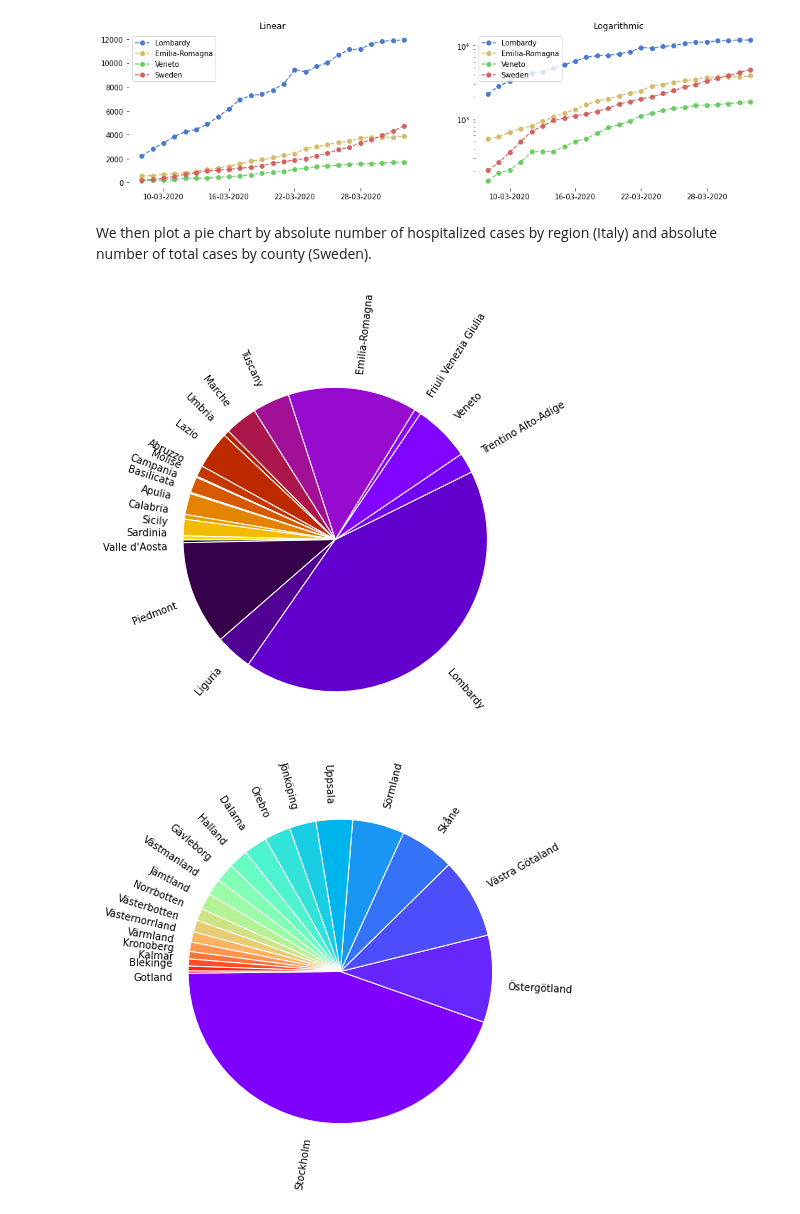
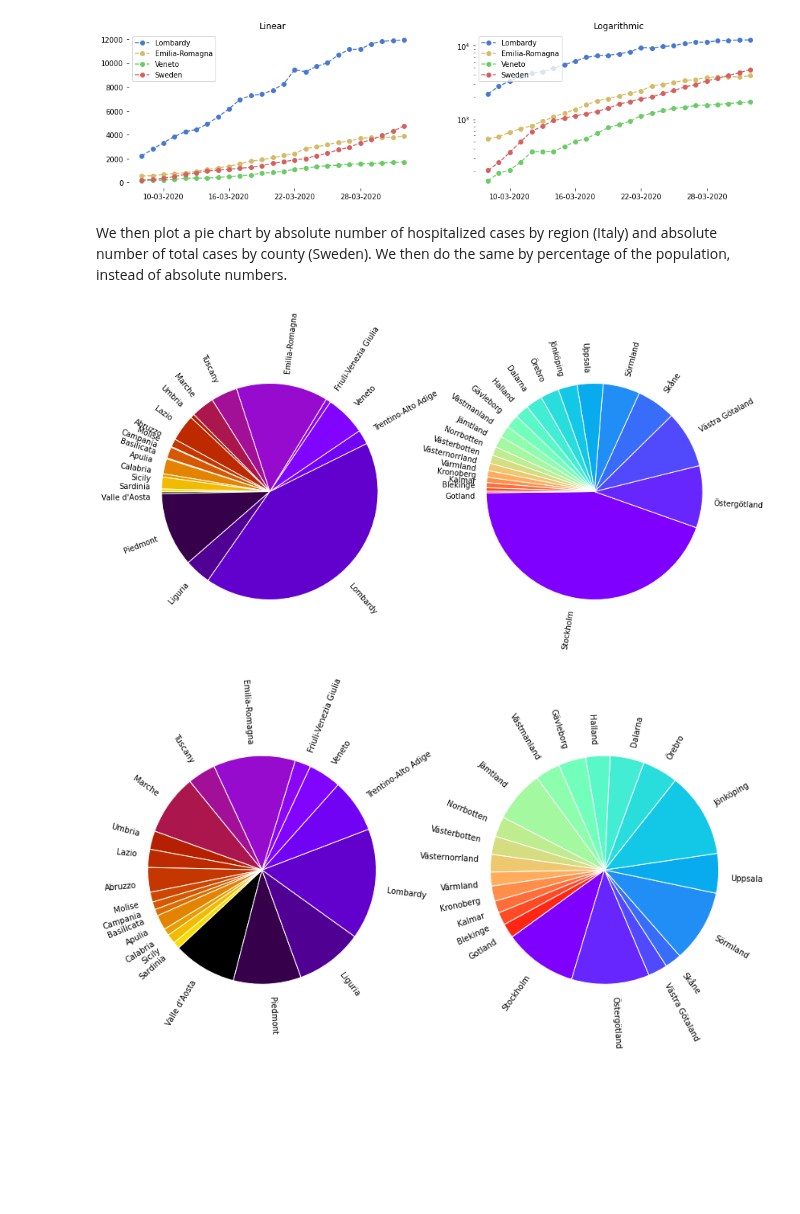
Before and after one commit to eera-l/Covid19-Sweden-Overview, a Jupyter notebook: c19-it-swe.ipynb, the cells around one changed output. Cells and saved outputs as stored; diff of their text form; code cells hidden in the pictures; blank space fills up the shorter version.

Commit message:
added percent region

```diff
--- a/c19-it-swe.ipynb
+++ b/c19-it-swe.ipynb
@@ -309,51 +309,84 @@ plt.show()
 # %% [output]
 [figure]
 # %% [markdown]
-We then plot a pie chart by absolute number of hospitalized cases by region (Italy) and absolute number of total cases by county (Sweden).
+We then plot a pie chart by absolute number of hospitalized cases by region (Italy) and absolute number of total cases by county (Sweden). We then do the same by percentage of the population, instead of absolute numbers.
 # %%
 import numpy as np
 import matplotlib.pyplot as plt
 import seaborn as sns
 from random import shuffle
 
 italy_reg = {'Valle d\'Aosta': 85, 'Piedmont': 3146, 'Liguria': 1114,
-             'Lombardy': 11927, 'Trentino Alto-Adige': 614, 'Veneto': 1718,
-             'Friuli Venezia Giulia': 206, 'Emilia-Romagna': 3898, 'Tuscany': 1120,
+             'Lombardy': 11927, 'Trentino-Alto Adige': 614, 'Veneto': 1718,
+             'Friuli-Venezia Giulia': 206, 'Emilia-Romagna': 3898, 'Tuscany': 1120,
              'Marche': 984, 'Umbria': 173, 'Lazio': 1131, 'Abruzzo': 342,
              'Molise': 32, 'Campania': 478, 'Basilicata': 39,
              'Apulia': 637, 'Calabria': 144, 'Sicily': 496, 'Sardinia': 119}
+
+italy_pop = {'Valle d\'Aosta': 125332, 'Piedmont': 4356406, 'Liguria': 1550640,
+             'Lombardy': 10078012, 'Trentino-Alto Adige': 1074524, 'Veneto': 4905854,
+             'Friuli-Venezia Giulia': 1215220, 'Emilia-Romagna': 4459477, 'Tuscany': 3729641,
+             'Marche': 1522608, 'Umbria': 879337, 'Lazio': 5867097, 'Abruzzo': 1304970,
+             'Molise': 302931, 'Campania': 5772625, 'Basilicata': 559084,
+             'Apulia': 4012310, 'Calabria': 1935414, 'Sicily': 4969147, 'Sardinia': 1632892}
 
 swe_reg = {'Stockholm': 2224, 'Östergötland': 464, 'Västra Götaland': 427,
            'Skåne': 291, 'Sörmland': 276, 'Uppsala': 194, 'Jönköping': 142,
            'Örebro': 139, 'Dalarna': 125, 'Halland': 104, 'Gävleborg': 101,
            'Västmanland': 88, 'Jämtland': 86, 'Norrbotten': 65,
            'Västerbotten': 63, 'Västernorrland': 55, 'Värmland': 50,
            'Kronoberg': 39, 'Kalmar': 38, 'Blekinge': 26, 'Gotland': 11}
 
+swe_pop = {'Stockholm': 2377081, 'Östergötland': 465495, 'Västra Götaland': 1725881,
+           'Skåne': 1375278, 'Sörmland': 297540, 'Uppsala': 383713, 'Jönköping': 130810,
+           'Örebro': 304805, 'Dalarna': 287966, 'Halland': 333848, 'Gävleborg': 287382,
+           'Västmanland': 275845, 'Jämtland': 130810, 'Norrbotten': 250093,
+           'Västerbotten': 271736, 'Västernorrland': 245347, 'Värmland': 282414,
+           'Kronoberg': 201469, 'Kalmar': 245446, 'Blekinge': 159606, 'Gotland': 59686}
 
-def plot(cmp, data):
+italy_percent = {}
+swe_percent = {}
+
+for key, value in italy_reg.items():
+  italy_percent[key] = (value / italy_pop[key]) * 10000
+
+for key, value in swe_reg.items():
+  swe_percent[key] = (value / swe_pop[key]) * 10000
+
+
+def plot(cmp1, data1, cmp2, data2):
   # From: https://gist.github.com/vals/5257113
-  cmap = cmp
+  cmap = cmp1
   slices = [1,2,3] * 4 + [20, 25, 30] * 2
   shuffle(slices)
   slices = sorted(slices)
   small = slices[int(len(slices) / 2):]
   large = slices[:int(len(slices) / 2)]
-  colors = cmap(np.arange(len(data))/ 20)
+  colors = cmap(np.arange(len(data1))/ len(data1))
 
-  fig = plt.figure(figsize=[7, 7])
-  ax = fig.add_subplot(111)
+  fig = plt.figure(figsize=[10, 10])
+  ax1 = fig.add_subplot(121)
+  angle = 180 + float(sum(large[::2])) / sum(data1.values()) * 360
+  pie_wedge_collection = ax1.pie(data1.values(), colors=colors, labels=data1.keys(),
+                                 labeldistance=1.1, rotatelabels=True, startangle=angle)
+  for pie_wedge in pie_wedge_collection[0]:
+      pie_wedge.set_edgecolor('white')
 
-  angle = 180 + float(sum(large[::2])) / sum(data.values()) * 360
-
-  pie_wedge_collection = ax.pie(data.values(), colors=colors, labels=data.keys(), labeldistance=1.1, rotatelabels=True, startangle=angle);
+  cmap = cmp2
+  colors = cmap(np.arange(len(data2))/ len(data2))
+  ax2 = fig.add_subplot(122)
+  angle = 180 + float(sum(large[::2])) / sum(data2.values()) * 360
+  pie_wedge_collection = ax2.pie(data2.values(), colors=colors, labels=data2.keys(),
+                                 labeldistance=1.1, rotatelabels=True, startangle=angle)
 
   for pie_wedge in pie_wedge_collection[0]:
       pie_wedge.set_edgecolor('white')
+
+  fig.set_figwidth(14)
   plt.show()
 
-plot(plt.cm.gnuplot, italy_reg)
-plot(plt.cm.rainbow, swe_reg)
+plot(plt.cm.gnuplot, italy_reg, plt.cm.rainbow, swe_reg)
+plot(plt.cm.gnuplot, italy_percent, plt.cm.rainbow, swe_percent)
 # %% [output]
-[figure, old version]
+[figure, new version]
-[figure, old version]
+[figure, new version]
```
